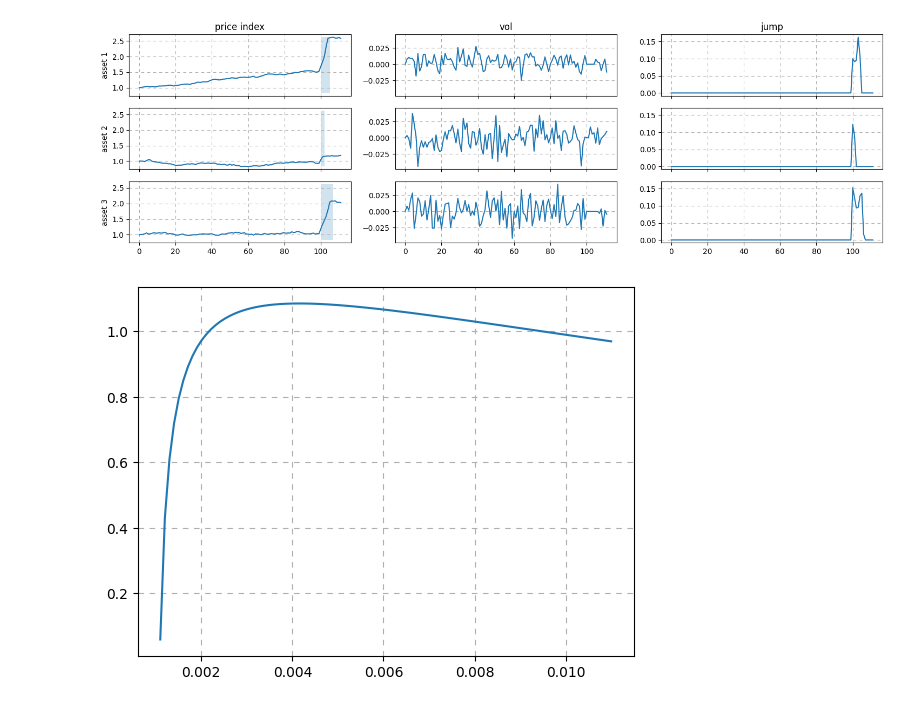
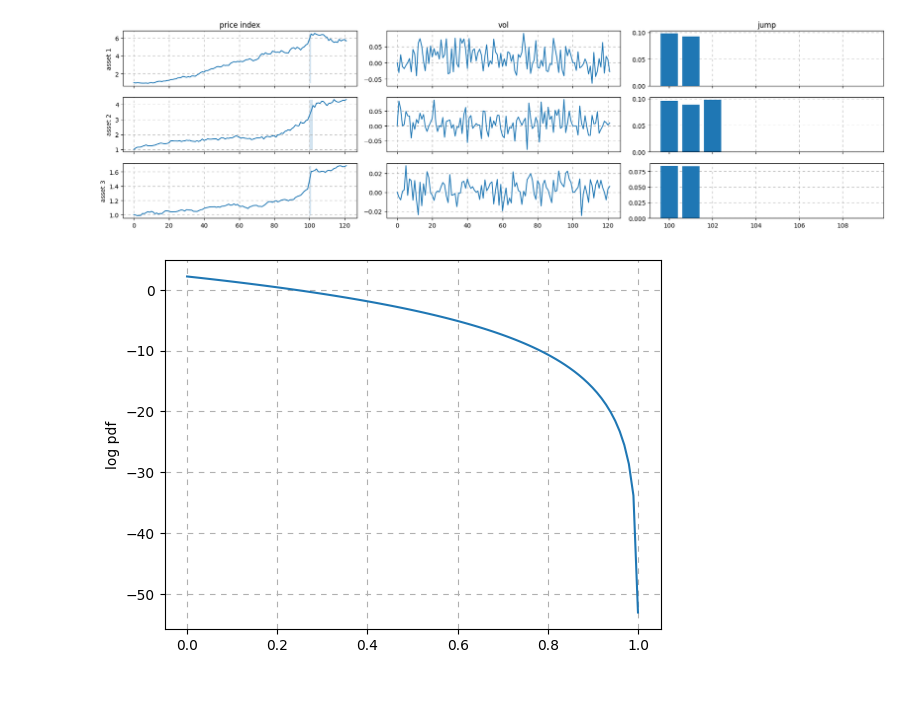
Before and after one commit to jordan-wei-taylor/dummy-jump-diffusion, a Jupyter notebook: jupyter.ipynb, the cells around one changed output. Drawn from its saved outputs; the diff is of its cells as text; code cells hidden in the pictures.

```diff
--- a/jupyter.ipynb
+++ b/jupyter.ipynb
@@ -31,72 +95,46 @@ latex    = sum([[ r'$\mu_' f'{i}$', r'$\lambda_' f'{i}$'] for i in range(1, len(
 # %%
-# assume we have access to 100 time steps before the jump process
-start = 100
-
-def generator(mu, s2, mu_j, s2_j, nt, start = start, after = 10, random_state = None):
-
-    if random_state is not None:
-        np.random.seed(random_state)
-
-    T          = start + nt + after
-    index      = np.ones(T)
-
-    mask       = [(start <= i < start + nt) for i in range(T)]
-
-    jump       = np.zeros_like(index, dtype = float)
-    jump[mask] = np.random.normal(mu_j, np.sqrt(s2_j), size = nt)
-
-    vol        = np.random.normal(mu  , np.sqrt(s2  ), size = T)
-    vol[0]     = 0
-    vol[mask]  = 0
-
-    index     *= (1 + jump + vol)
-    index      = index.cumprod()
-
-    return index, vol, jump
-
-index, vol, jump = [], [], []
-
-for k, (m, s, n) in enumerate(zip(mu, s2, nt)):
-    i, v, j = generator(m, s, mu_j, s2_j, n, random_state = 2022 + k)
-    index.append(i)
-    vol.append(v)
-    jump.append(j)
-
-min_length       = min(map(len, index))
-index, vol, jump = map(lambda arrays : np.array([array[:min_length] for array in arrays]), [index, vol, jump])
-
-fig, ax = plt.subplots(len(index), 3, figsize = (18, 5), sharex = True, sharey = 'col')
+# visualise the first three assets
+fig, ax = plt.subplots(3, 3, figsize = (18, 5), sharex = 'col')
 
 for j, title in enumerate(['price index', 'vol', 'jump']):
         ax[0, j].set_title(title)
 
-ymin, ymax = index.min(), index.max()
+ymin, ymax = index[:3].min(axis = 1), index[:3].max(axis = 1)
 for i, (ind, v, j, m, n) in enumerate(zip(index, vol, jump, mu, nt)):
     ax[i, 0].plot(ind)
-    ax[i, 0].fill_betweenx([ymin, ymax], start, start + n, alpha = 0.2)
+    ax[i, 0].fill_betweenx([ymin[i], ymax[i]], start, start + n - 1, alpha = 0.2)
     ax[i, 0].set_ylabel(f'asset {i + 1}')
 
     ax[i, 1].plot(v)
 
-    ax[i, 2].plot(j)
+    ax[i, 2].bar(range(100, 110), j[start:start + 10], zorder= 3)
 
     for j in range(3):
         ax[i, j].grid(ls = (0, (5, 5)))
+
+    if i == 2:
+        break
+
+plt.tight_layout()
 # %% [output]
-[figure, old version]
+[figure, new version]
 # %%
 # Choice of priors
 
-# Lets assume that the jump period is in the interval [1, 8]
-# ideally it should be more complicated than a Uniform but I choose this for simplicity
+# Lets assume a Uniform prior for the jump period in the interval [1, 8]
+# Lets assume a Uniform prior for the standard deviations in the interval [0, 0.1]
+# ideally both should be more complicated than a Uniform but I choose this for simplicity
 
-# Lets assume a prior for jump returns per time period is positive and has the following logpdf
-x = np.linspace(0.001, 0.011, 100)
+# Lets assume a beta prior for log jump returns per time period (mu_j)
+xm = np.linspace(0.001, 0.999, 100)
 
-plt.plot(x, stats.lognorm(2.4, 1e-3).logpdf(x))
+plt.plot(xm, stats.beta(1, 9).logpdf(xm))
+plt.ylabel('log pdf')
+
 plt.grid(ls = (0, (5, 5)))
 
-# i.e. we favour something around 0.004 with the right-tail characteristic
+# we prefer a jump drift  towards 0 and increasingly becomes less likely away from 0
+# (bounded, as we further assume price cannot double per time period)
 # %% [output]
-[figure, old version]
+[figure, new version]
 # %%
```
Also changed, not shown: parts of 12 cells of this notebook.
